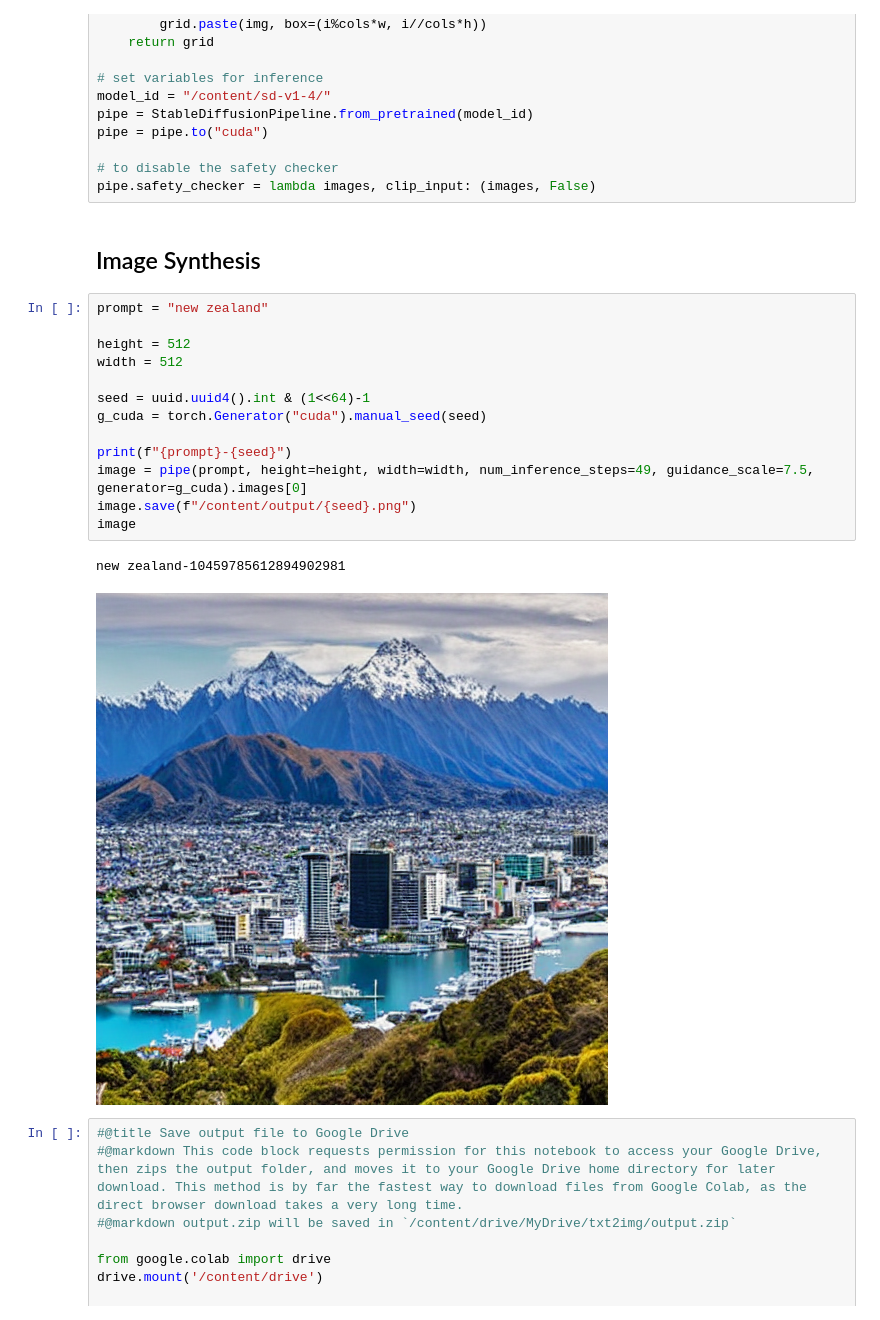
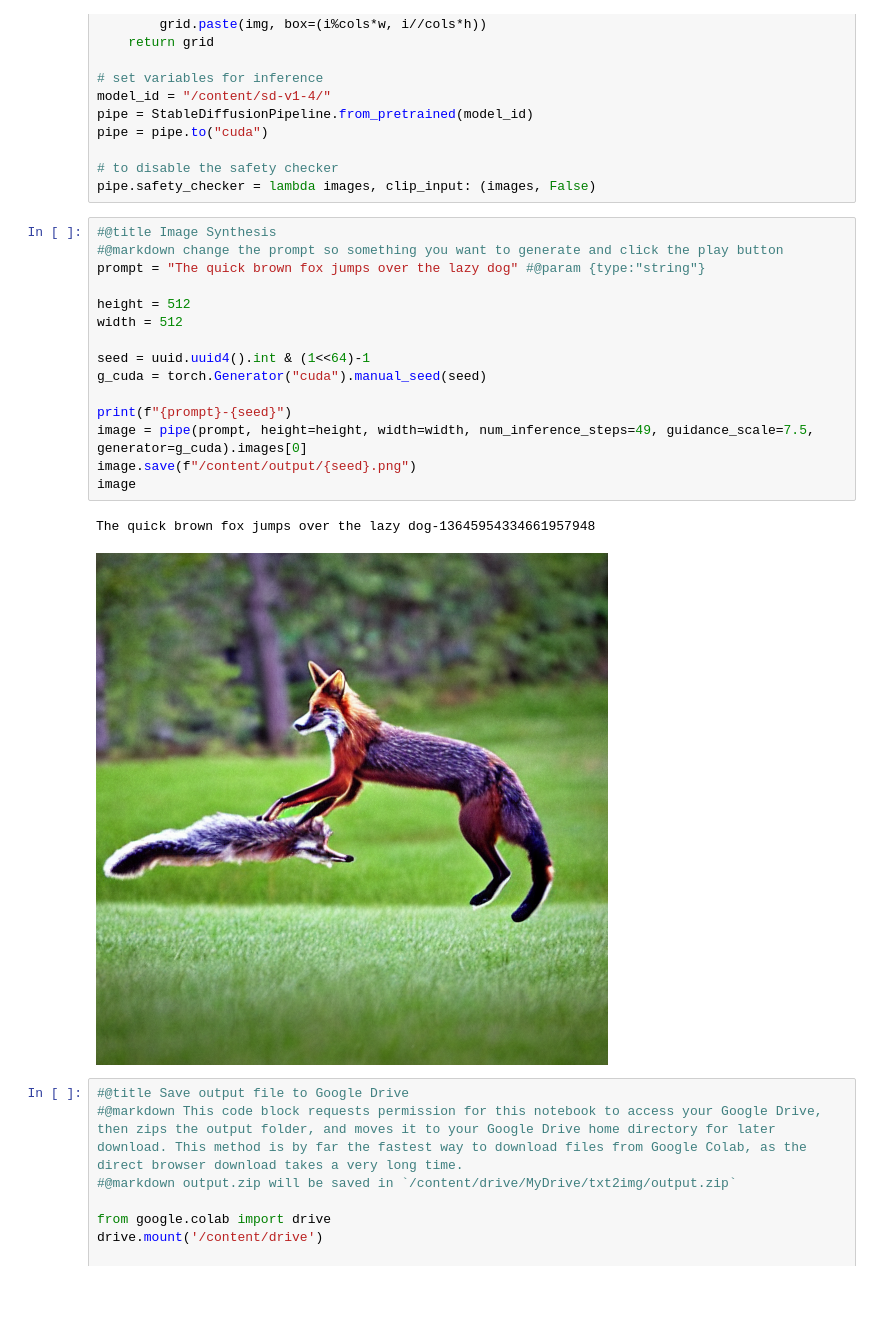
Before and after one commit to rmyj/txt2img, a Jupyter notebook: txt2img.ipynb, the cells around one changed output. Saved outputs shown, nothing was run; the diff lists cells and outputs as text; blank space fills up the shorter version.

```diff
--- a/txt2img.ipynb
+++ b/txt2img.ipynb
@@ -51,24 +51,24 @@ pipe = pipe.to("cuda")
 
 # to disable the safety checker
 pipe.safety_checker = lambda images, clip_input: (images, False)
-# %% [markdown]
-## Image Synthesis
 # %%
-prompt = "new zealand"
+#@title Image Synthesis
+#@markdown change the prompt so something you want to generate and click the play button
+prompt = "The quick brown fox jumps over the lazy dog" #@param {type:"string"}
 
 height = 512
 width = 512
 
 seed = uuid.uuid4().int & (1<<64)-1
 g_cuda = torch.Generator("cuda").manual_seed(seed)
 
 print(f"{prompt}-{seed}")
 image = pipe(prompt, height=height, width=width, num_inference_steps=49, guidance_scale=7.5, generator=g_cuda).images[0]
 image.save(f"/content/output/{seed}.png")
 image
 # %% [output]
-new zealand-10459785612894902981
+The quick brown fox jumps over the lazy dog-13645954334661957948
-[figure, old version]
+[figure, new version]
 # %%
 #@title Save output file to Google Drive
 #@markdown This code block requests permission for this notebook to access your Google Drive, then zips the output folder, and moves it to your Google Drive home directory for later download. This method is by far the fastest way to download files from Google Colab, as the direct browser download takes a very long time.
```
Also changed, not shown: parts of 1 cell of this notebook.
